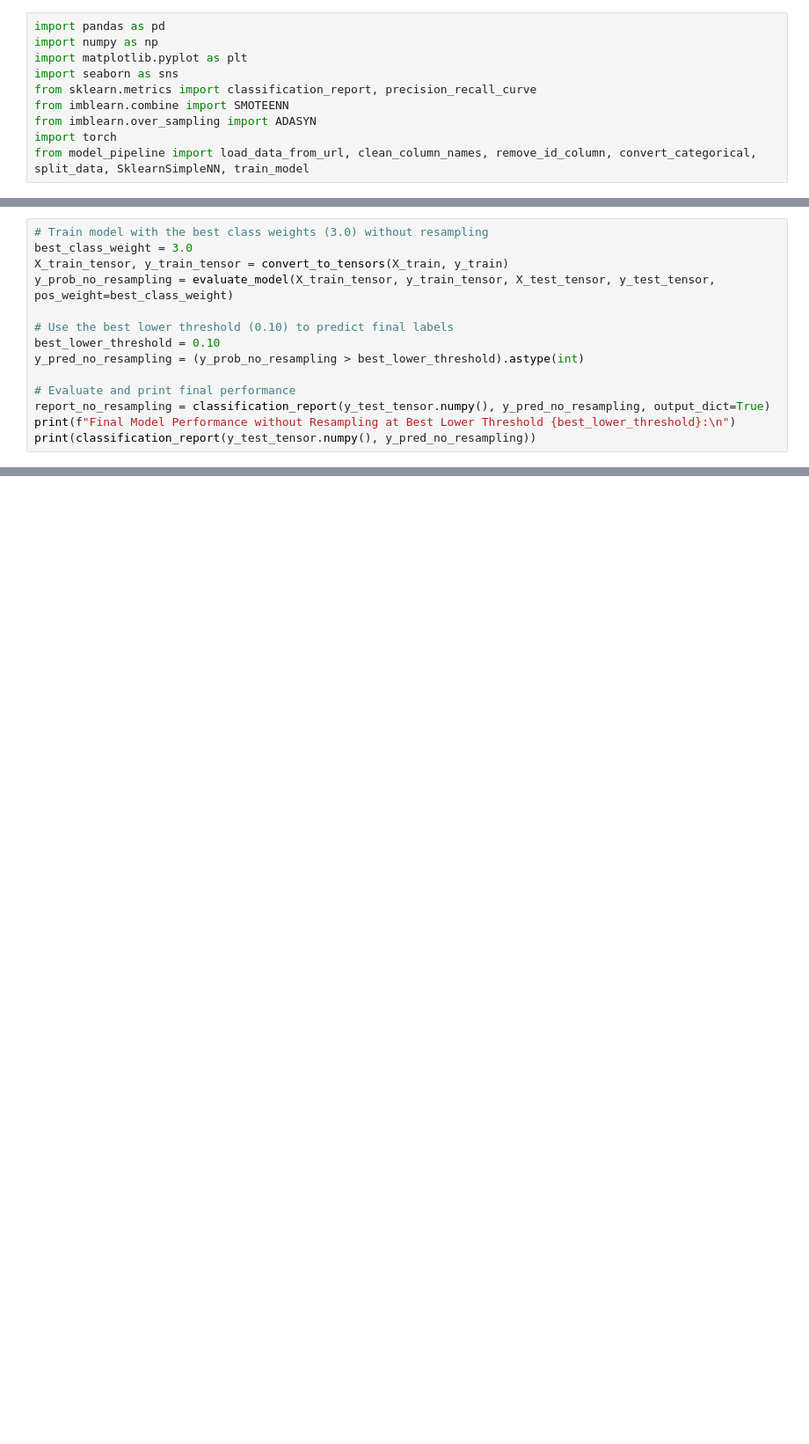
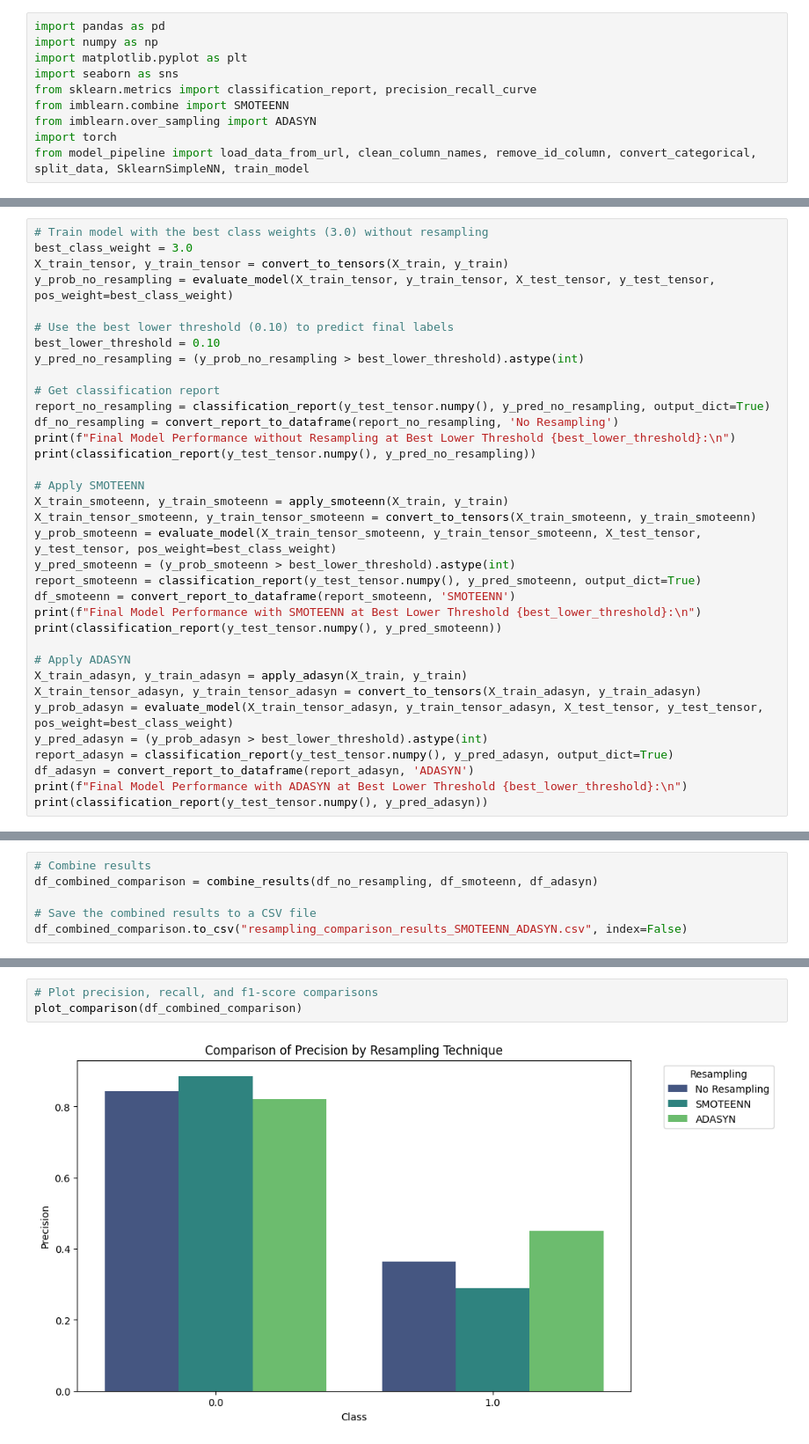
Before and after one commit to micah-shull/Machine_Learning_Pipelines, a Jupyter notebook: pipelines_07_pytorch_pipeline_04_imbalanced_data_SMOTEENN_ADASYN.ipynb, the cells around one changed output, grey strips where cells are left out. Shown at 88% size. Saved outputs shown, nothing was run; the diff lists cells and outputs as text; blank space fills up the shorter version.

```diff
--- a/pipelines_07_pytorch_pipeline_04_imbalanced_data_SMOTEENN_ADASYN.ipynb
+++ b/pipelines_07_pytorch_pipeline_04_imbalanced_data_SMOTEENN_ADASYN.ipynb
@@ -66,10 +140,31 @@ y_prob_no_resampling = evaluate_model(X_train_tensor, y_train_tensor, X_test_ten
 best_lower_threshold = 0.10
 y_pred_no_resampling = (y_prob_no_resampling > best_lower_threshold).astype(int)
 
-# Evaluate and print final performance
+# Get classification report
 report_no_resampling = classification_report(y_test_tensor.numpy(), y_pred_no_resampling, output_dict=True)
+df_no_resampling = convert_report_to_dataframe(report_no_resampling, 'No Resampling')
 print(f"Final Model Performance without Resampling at Best Lower Threshold {best_lower_threshold}:\n")
 print(classification_report(y_test_tensor.numpy(), y_pred_no_resampling))
+
+# Apply SMOTEENN
+X_train_smoteenn, y_train_smoteenn = apply_smoteenn(X_train, y_train)
+X_train_tensor_smoteenn, y_train_tensor_smoteenn = convert_to_tensors(X_train_smoteenn, y_train_smoteenn)
+y_prob_smoteenn = evaluate_model(X_train_tensor_smoteenn, y_train_tensor_smoteenn, X_test_tensor, y_test_tensor, pos_weight=best_class_weight)
+y_pred_smoteenn = (y_prob_smoteenn > best_lower_threshold).astype(int)
+report_smoteenn = classification_report(y_test_tensor.numpy(), y_pred_smoteenn, output_dict=True)
+df_smoteenn = convert_report_to_dataframe(report_smoteenn, 'SMOTEENN')
+print(f"Final Model Performance with SMOTEENN at Best Lower Threshold {best_lower_threshold}:\n")
+print(classification_report(y_test_tensor.numpy(), y_pred_smoteenn))
+
+# Apply ADASYN
+X_train_adasyn, y_train_adasyn = apply_adasyn(X_train, y_train)
+X_train_tensor_adasyn, y_train_tensor_adasyn = convert_to_tensors(X_train_adasyn, y_train_adasyn)
+y_prob_adasyn = evaluate_model(X_train_tensor_adasyn, y_train_tensor_adasyn, X_test_tensor, y_test_tensor, pos_weight=best_class_weight)
+y_pred_adasyn = (y_prob_adasyn > best_lower_threshold).astype(int)
+report_adasyn = classification_report(y_test_tensor.numpy(), y_pred_adasyn, output_dict=True)
+df_adasyn = convert_report_to_dataframe(report_adasyn, 'ADASYN')
+print(f"Final Model Performance with ADASYN at Best Lower Threshold {best_lower_threshold}:\n")
+print(classification_report(y_test_tensor.numpy(), y_pred_adasyn))
 # %% [output]
 Final Model Performance without Resampling at Best Lower Threshold 0.1:
 
@@ -131,0 +188,6 @@ weighted avg       0.75      0.32      0.27      6000
+# %%
+# Combine results
+df_combined_comparison = combine_results(df_no_resampling, df_smoteenn, df_adasyn)
+
+# Save the combined results to a CSV file
+df_combined_comparison.to_csv("resampling_comparison_results_SMOTEENN_ADASYN.csv", index=False)
@@ -131,0 +196,5 @@ weighted avg       0.75      0.32      0.27      6000
+# %%
+# Plot precision, recall, and f1-score comparisons
+plot_comparison(df_combined_comparison)
+# %% [output]
+[figure, added]
```
Also changed, not shown: parts of 28 cells of this notebook.
